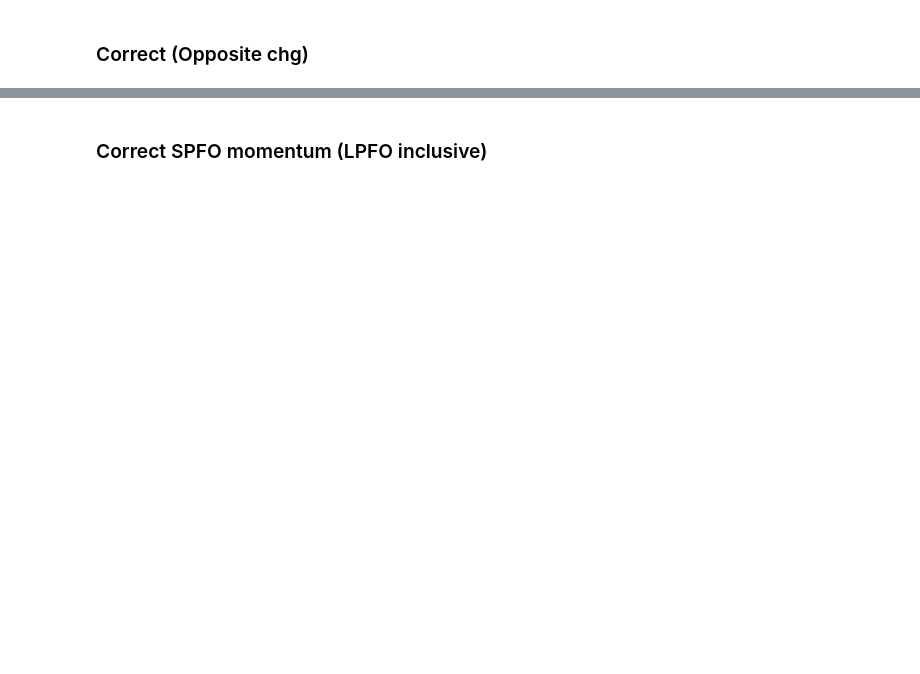
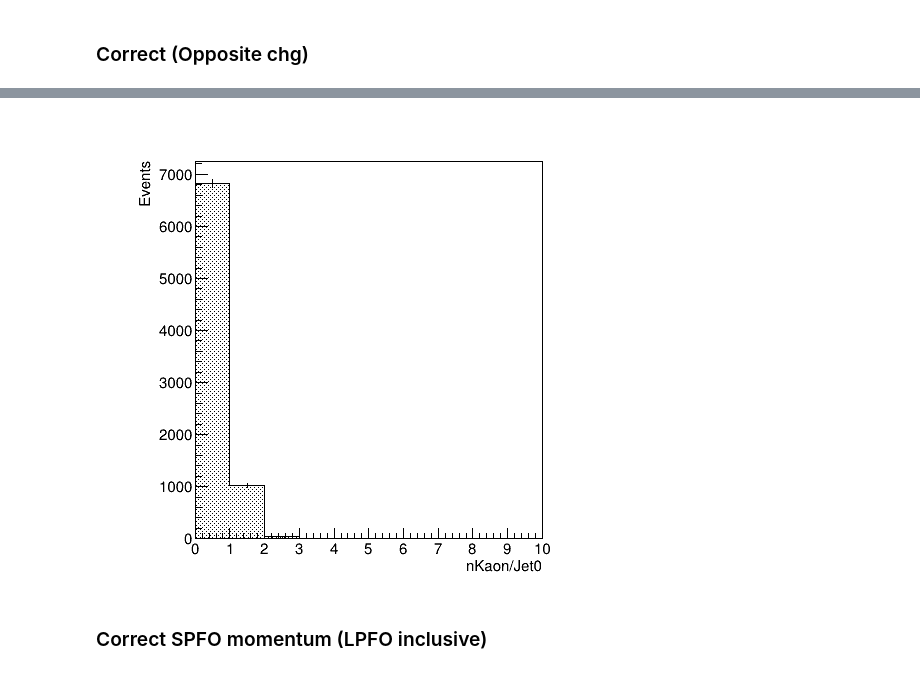
Before and after one commit to yuichiok/VertexMacro, a Jupyter notebook: QQbar250/jupyter/ssbar/dEdx_dist/Migration_Analysis.ipynb, the cells around one changed output, grey strips where cells are left out. Drawn from its saved outputs; the diff is of its cells as text; code cells hidden in the pictures; blank space fills up the shorter version.

```diff
--- a/QQbar250/jupyter/ssbar/dEdx_dist/Migration_Analysis.ipynb
+++ b/QQbar250/jupyter/ssbar/dEdx_dist/Migration_Analysis.ipynb
@@ -366,0 +381,2 @@ c110.Draw()
+# %%
+c111 = TCanvas("c111","c111",500,500)
@@ -367,3 +387,7 @@ c110.Draw()
+# %%
+c111.Draw()
+# %% [output]
+[figure, added]
 # %% [markdown]
 ### Correct SPFO momentum (LPFO inclusive)
 # %%
```
Also changed, not shown: parts of 28 cells of this notebook, 3 other files.
